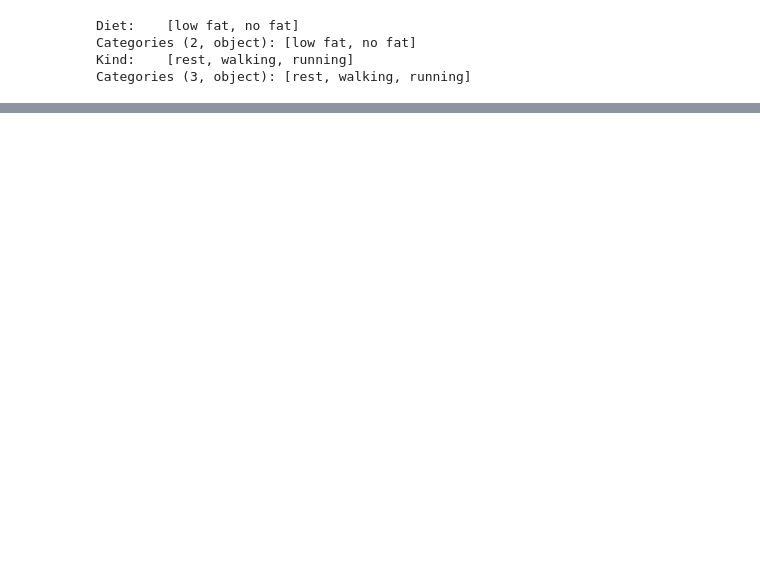
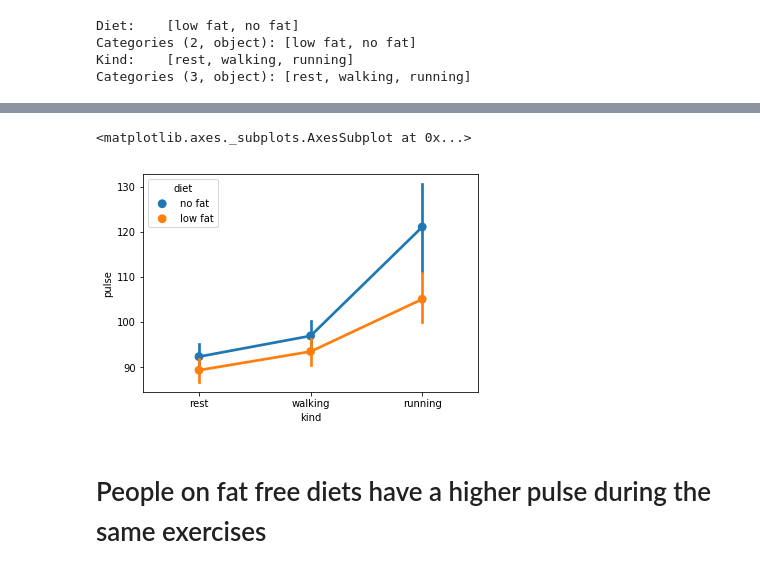
Before and after one commit to kkuhn472/PSYC-NEU-231, a Jupyter notebook: Tutorial_082_SeabornExercises.ipynb, the cells around one changed output, grey strips where cells are left out. Saved outputs shown, nothing was run; the diff lists cells and outputs as text; code cells hidden in the pictures; blank space fills up the shorter version.

```diff
--- a/Tutorial_082_SeabornExercises.ipynb
+++ b/Tutorial_082_SeabornExercises.ipynb
@@ -47,0 +54,7 @@ Categories (3, object): [rest, walking, running]
+# %%
+sns.pointplot(x='kind',y='pulse',hue='diet',data=exercise)
+# %% [output]
+<matplotlib.axes._subplots.AxesSubplot at 0x...>
+[figure, added]
+# %% [markdown]
+# People on fat free diets have a higher pulse during the same exercises
```
Also changed, not shown: parts of 3 cells of this notebook.
